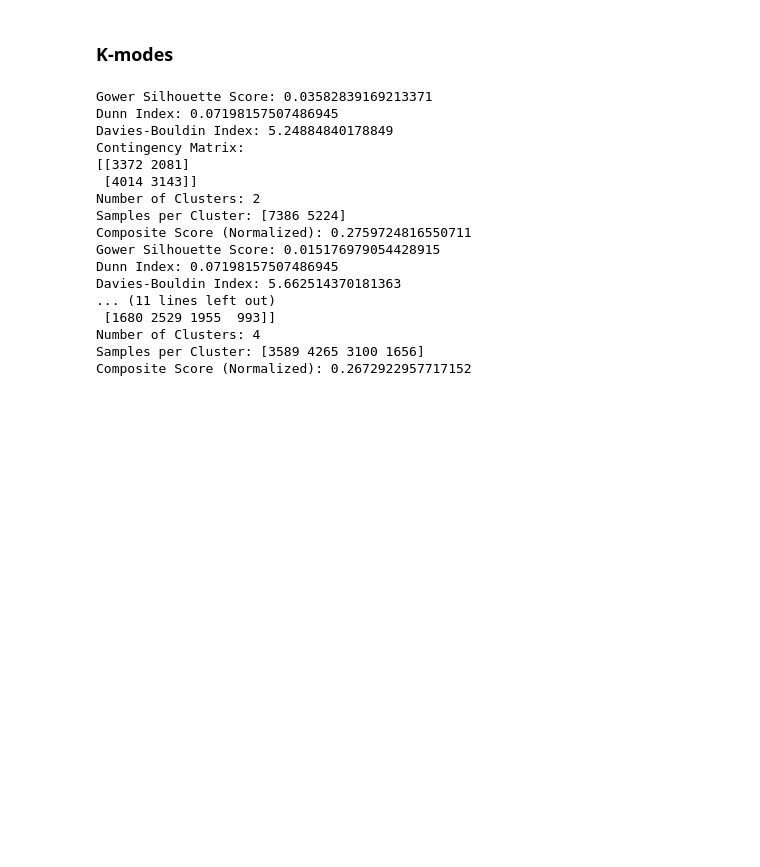
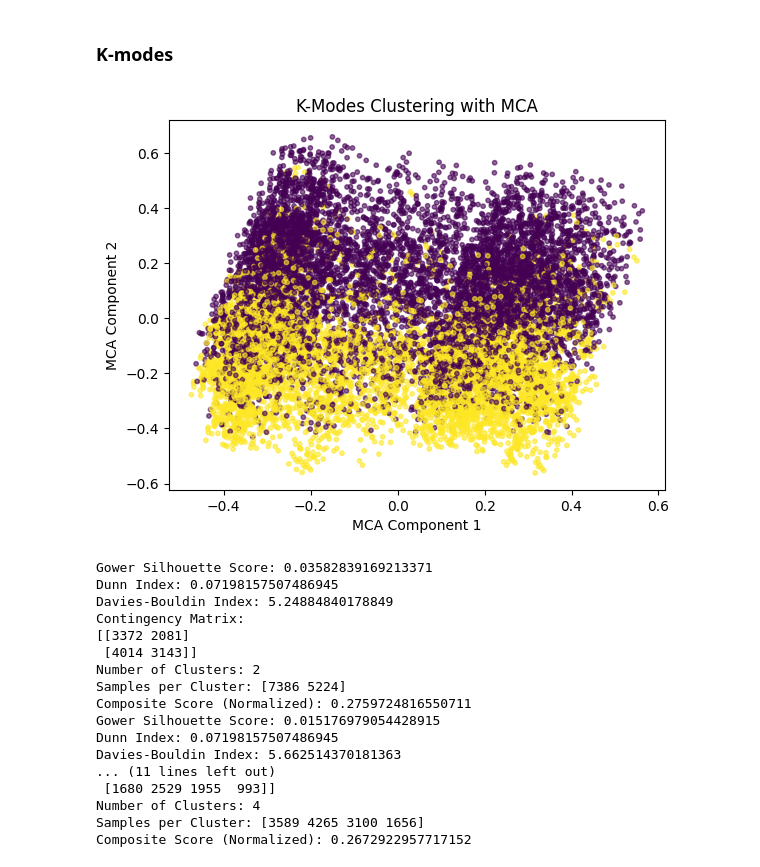
Before and after one commit to 07keyholder/MEDM_P2, a Jupyter notebook: Sousa.ipynb, the cells around one changed output. Cells and saved outputs as stored; diff of their text form; code cells hidden in the pictures; blank space fills up the shorter version.

```diff
--- a/Sousa.ipynb
+++ b/Sousa.ipynb
@@ -437,13 +455,15 @@ D = squareform(pdist(X, metric='euclidean'))
 # %%
 # K-Modes clustering
 km = KModes(n_clusters=2, init='Huang', random_state=42)
-y_pred = km.fit_predict(D)
+y_pred = km.fit_predict(X)
 
 plt.scatter(X_mca[0], X_mca[1], c=y_pred, cmap='viridis', alpha=0.6, s = 10)
 plt.title("K-Modes Clustering with MCA")
 plt.xlabel("MCA Component 1")
 plt.ylabel("MCA Component 2")
 plt.show()
+# %% [output]
+[figure, added]
 # %%
 from sklearn.metrics import silhouette_score, davies_bouldin_score
 D = squareform(pdist(X, metric='euclidean'))
```
Also changed, not shown: parts of 4 cells of this notebook, 1 other file.
